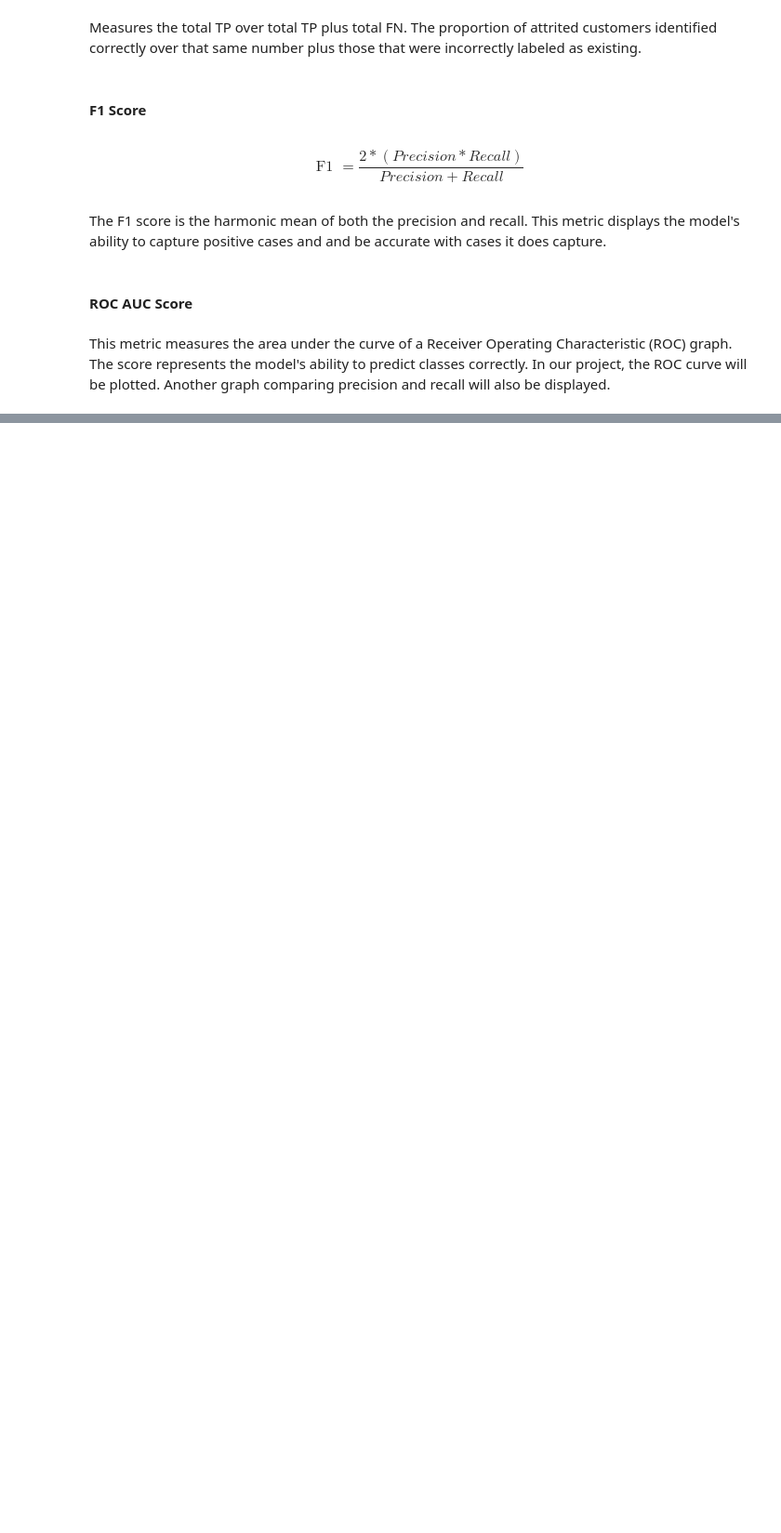
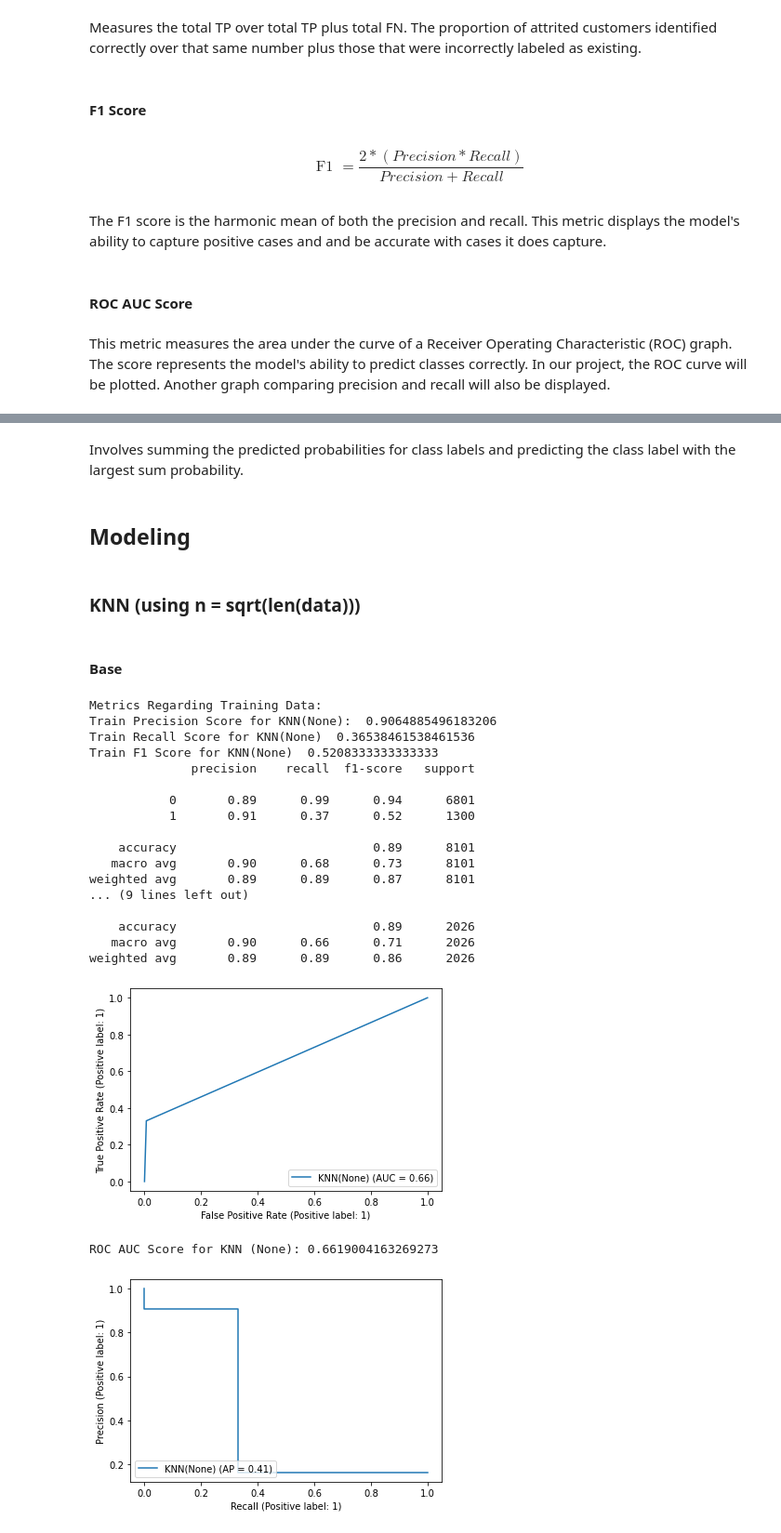
Before and after one commit to pw45000/cmps-320-final-project, a Jupyter notebook: cmps_320_final_project.ipynb, the cells around one changed output, grey strips where cells are left out. Shown at 93% size. Drawn from its saved outputs; the diff is of its cells as text; code cells hidden in the pictures; blank space fills up the shorter version.

Commit message:
Modeling and Feature Importance?
I ran models lazily and started feature importance. I would like someone to play around with the model parameters. Also, I do not know what to do after modeling.

```diff
--- a/cmps_320_final_project.ipynb
+++ b/cmps_320_final_project.ipynb
@@ -1283,0 +1169,2 @@ ROC AUC Score for KNN (SMOTE): 0.8282097942124618
+# %% [markdown]
+Involves summing the predicted probabilities for class labels and predicting the class label with the largest sum probability.
@@ -1283,0 +1173,31 @@ ROC AUC Score for KNN (SMOTE): 0.8282097942124618
+# %% [markdown]
+## Modeling
+# %% [markdown]
+### KNN (using n = sqrt(len(data)))
+# %% [markdown]
+#### Base
+# %%
+knn_new = knn(n_neighbors=m.ceil((len(pred_std_train))**(1/2)))
+algorithm = knn_new.fit(pred_std_train, tar_std_train)
+metricDisplay(models[0], sampling[3], algorithm, pred_std_test, tar_std_test, pred_std_train, tar_std_train)
+# %% [output]
+Metrics Regarding Training Data:
+Train Precision Score for KNN(None):  0.9064885496183206
+Train Recall Score for KNN(None)  0.36538461538461536
+Train F1 Score for KNN(None)  0.5208333333333333
+              precision    recall  f1-score   support
+
+           0       0.89      0.99      0.94      6801
+           1       0.91      0.37      0.52      1300
+
+    accuracy                           0.89      8101
+   macro avg       0.90      0.68      0.73      8101
+weighted avg       0.89      0.89      0.87      8101
+... (9 lines left out)
+
+    accuracy                           0.89      2026
+   macro avg       0.90      0.66      0.71      2026
+weighted avg       0.89      0.89      0.86      2026
+[figure, added]
+ROC AUC Score for KNN (None): 0.6619004163269273
+[figure, added]
```
Also changed, not shown: parts of 100 cells of this notebook.
